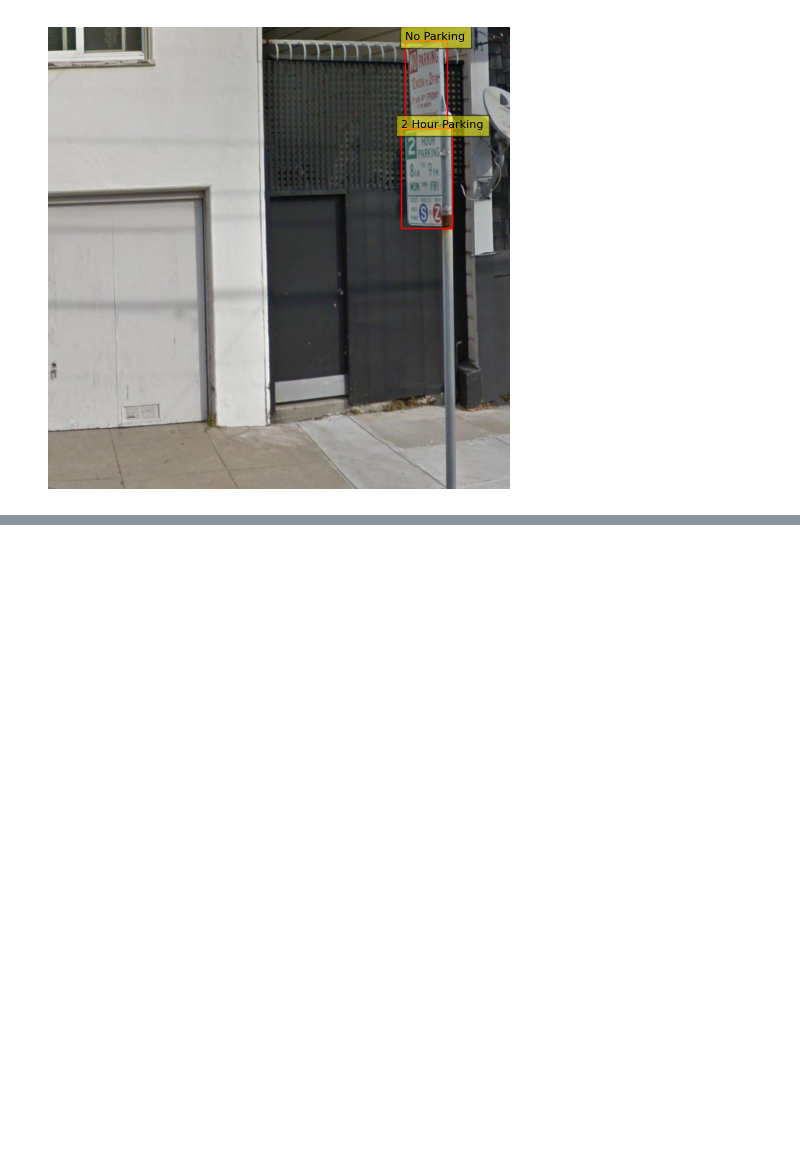
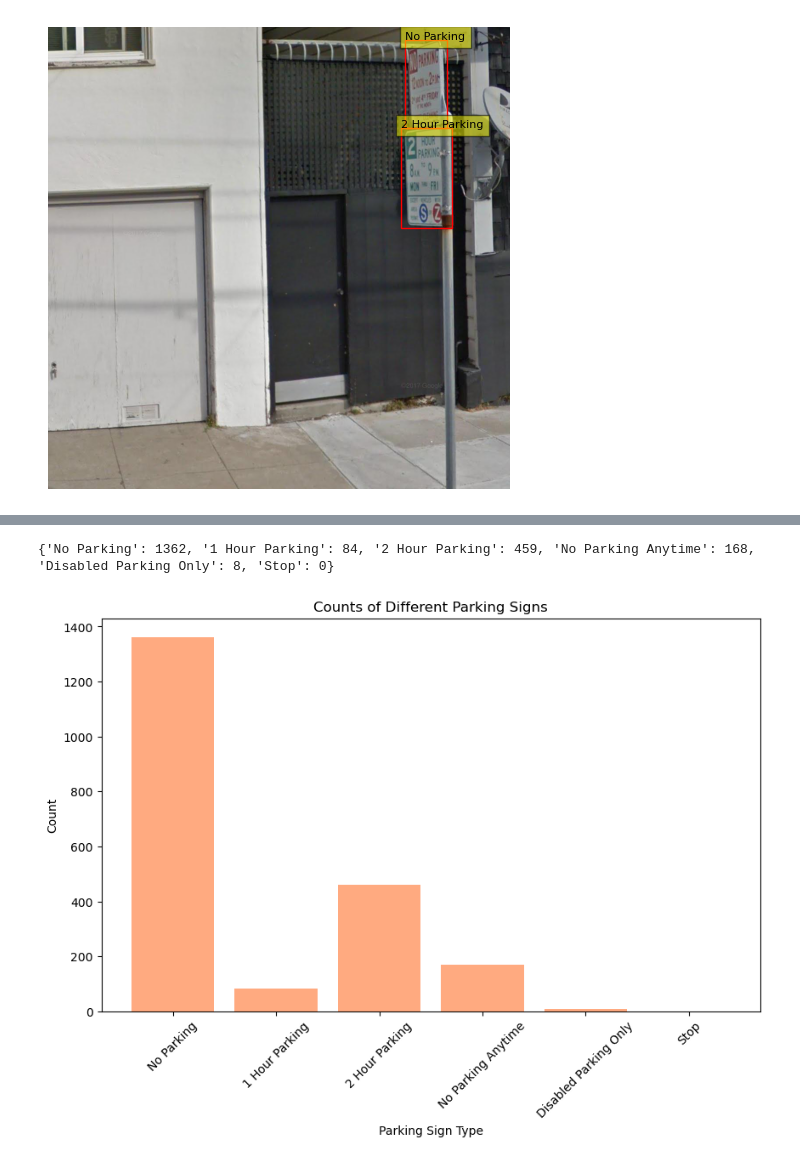
Before and after one commit to saadmalik96/NoParkingAllowed, a Jupyter notebook: model.ipynb, the cells around one changed output, grey strips where cells are left out. Drawn from its saved outputs; the diff is of its cells as text; code cells hidden in the pictures; blank space fills up the shorter version.

```diff
--- a/model.ipynb
+++ b/model.ipynb
@@ -449,0 +209,42 @@ FileNotFoundError: [Errno 2] No such file or directory: '/Users/saad/Documents/G
+# %%
+import json
+import matplotlib.pyplot as plt
+import pandas as pd
+
+def show_counts(data):
+
+    df = pd.DataFrame(list(sign_count_dict.items()), columns=['Type', 'Count'])
+
+    plt.figure(figsize=(10, 6))
+    plt.bar(df['Type'], df['Count'], color='#FFAA80')
+    plt.xlabel('Parking Sign Type')
+    plt.ylabel('Count')
+    plt.title('Counts of Different Parking Signs')
+    plt.xticks(rotation=45)
+    plt.show()
+
+labels_file = './SF Parking Sign Detection/annotations.json'
+
+with open(labels_file) as f:
+    data = json.load(f)
+
+def get_sign_counts(data):
+    sign_count_dict = {'No Parking': 0, '1 Hour Parking': 0, '2 Hour Parking': 0, 'No Parking Anytime': 0, 'Disabled Parking Only': 0, 'Stop': 0}
+    for image_data in data:
+        annotation = image_data['annotations'][0]
+        for r in annotation['result']:
+            value = r['value']
+            if 'rectanglelabels' in value:
+                parking_sign_type = value['rectanglelabels'][0] if len(value['rectanglelabels']) > 0 else None
+                if parking_sign_type != None:
+                    sign_count_dict[parking_sign_type] += 1
+    return sign_count_dict
+
+sign_count_dict = get_sign_counts(data)
+print(sign_count_dict)
+# %% [output]
+{'No Parking': 1362, '1 Hour Parking': 84, '2 Hour Parking': 459, 'No Parking Anytime': 168, 'Disabled Parking Only': 8, 'Stop': 0}
+# %%
+show_counts(list(sign_count_dict.items()))
+# %% [output]
+[figure, added]
```
Also changed, not shown: parts of 60 cells of this notebook.
